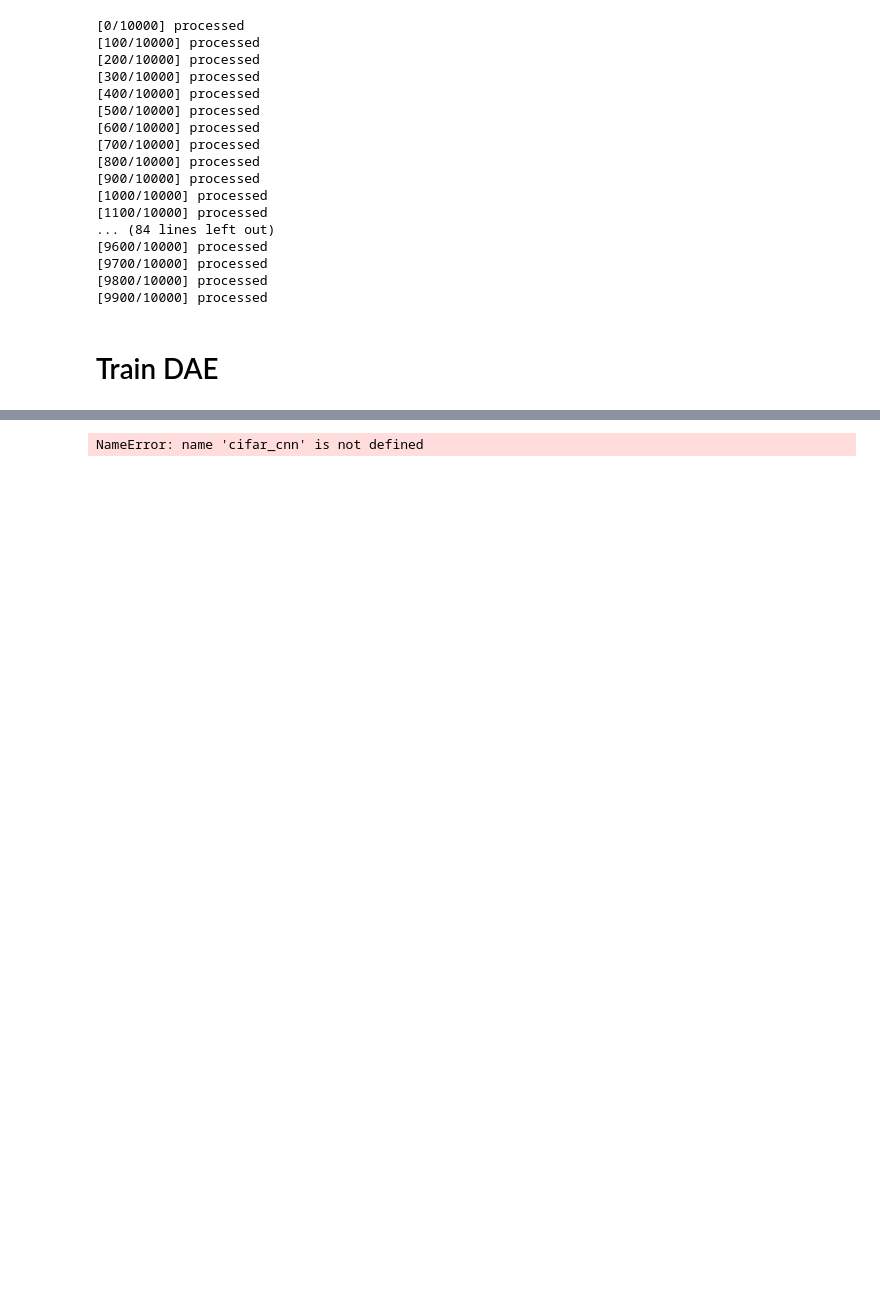
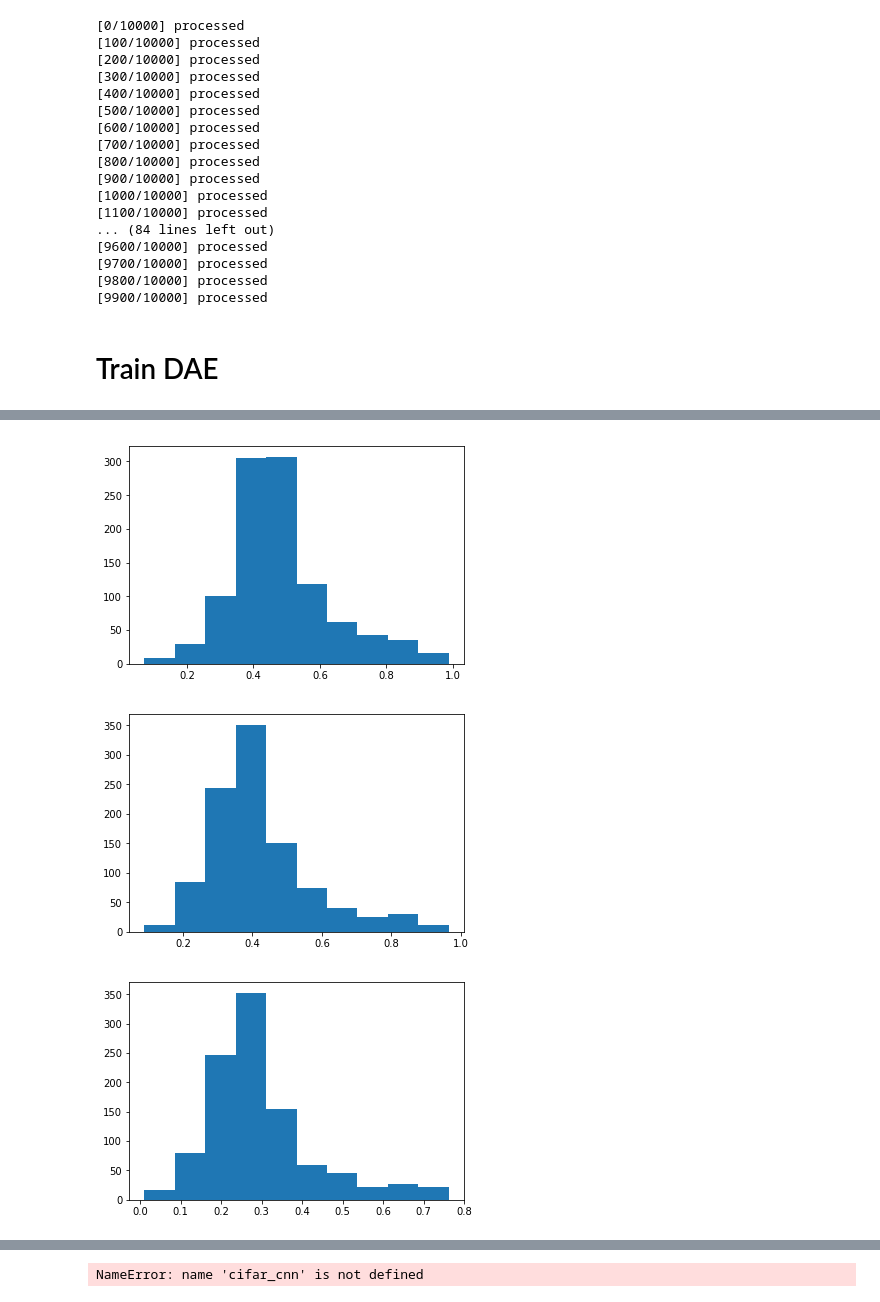
Before and after one commit to psr6275/Projected-Autoencoder, a Jupyter notebook: jupyter/cifar10_clf-dae-TF.ipynb, the cells around one changed output, grey strips where cells are left out. Cells and saved outputs as stored; diff of their text form; code cells hidden in the pictures; blank space fills up the shorter version.

```diff
--- a/jupyter/cifar10_clf-dae-TF.ipynb
+++ b/jupyter/cifar10_clf-dae-TF.ipynb
@@ -117,0 +114,15 @@ saved path:  ../logs/cifar10_dae.ckpt
+# %%
+recon = cifar_dae.predict(x_train[:1])
+plt.figure()
+plt.hist(recon[0,:,:,0].flatten())
+plt.show()
+plt.figure()
+plt.hist(recon[0,:,:,1].flatten())
+plt.show()
+plt.figure()
+plt.hist(recon[0,:,:,2].flatten())
+plt.show()
+# %% [output]
+[figure, added]
+[figure, added]
+[figure, added]
```
Also changed, not shown: parts of 7 cells of this notebook, 6 other files.
